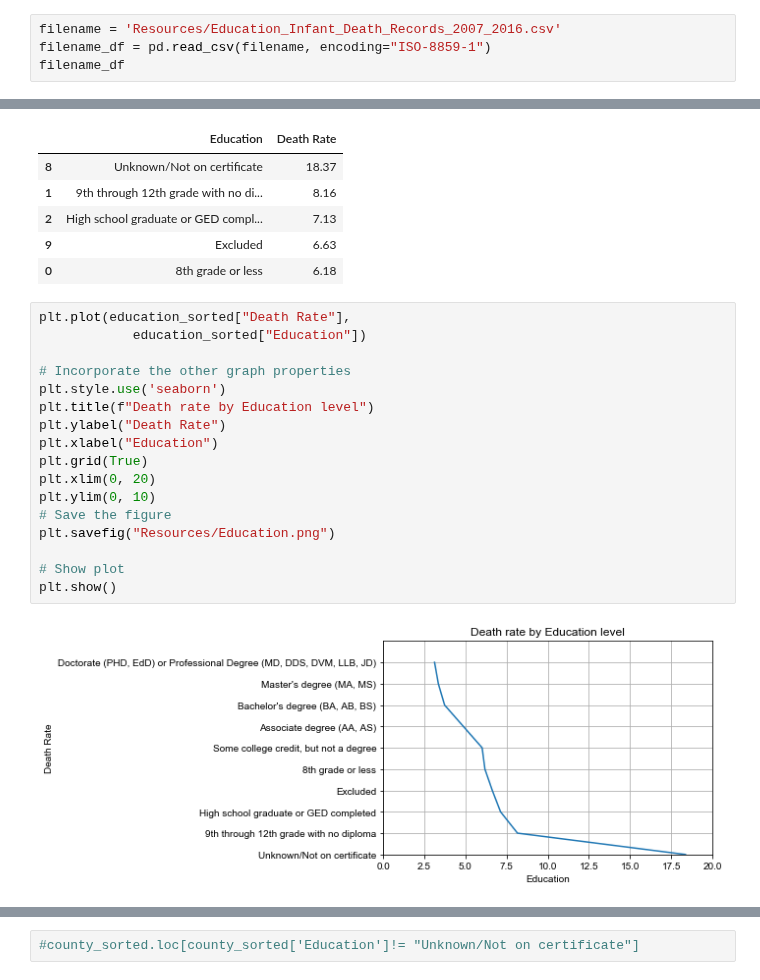
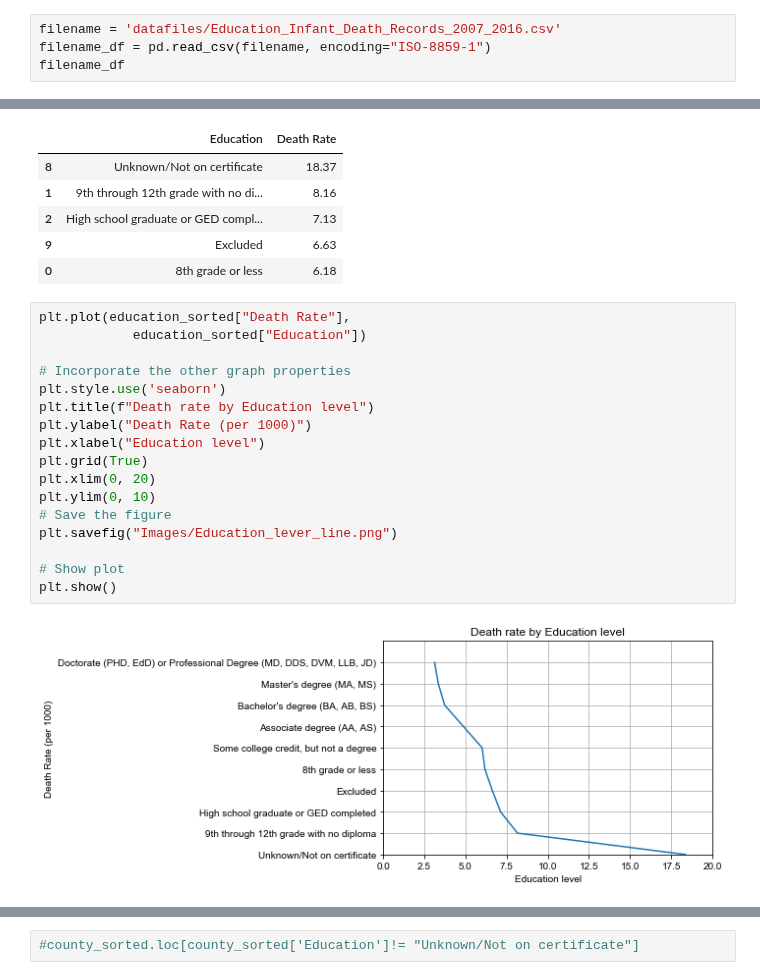
Before and after one commit to jasminajovanovic/IMR, a Jupyter notebook: IMR_by_education.ipynb, the cells around one changed output, grey strips where cells are left out. Drawn from its saved outputs; the diff is of its cells as text.

Commit message:
updated images

```diff
--- a/IMR_by_education.ipynb
+++ b/IMR_by_education.ipynb
@@ -14,7 +14,7 @@ from config import gkey
 # Configure gmaps
 gmaps.configure(api_key=gkey)
 # %%
-filename = 'Resources/Education_Infant_Death_Records_2007_2016.csv'
+filename = 'datafiles/Education_Infant_Death_Records_2007_2016.csv'
 filename_df = pd.read_csv(filename, encoding="ISO-8859-1")
 filename_df
 # %% [output]
@@ -60,22 +60,22 @@ education_sorted.head()
 # %%
 plt.plot(education_sorted["Death Rate"],
             education_sorted["Education"])
 
 # Incorporate the other graph properties
 plt.style.use('seaborn')
 plt.title(f"Death rate by Education level")
-plt.ylabel("Death Rate")
-plt.xlabel("Education")
+plt.ylabel("Death Rate (per 1000)")
+plt.xlabel("Education level")
 plt.grid(True)
 plt.xlim(0, 20)
 plt.ylim(0, 10)
 # Save the figure
-plt.savefig("Resources/Education.png")
+plt.savefig("Images/Education_lever_line.png")
 
 # Show plot
 plt.show()
 # %% [output]
-[figure, old version]
+[figure, new version]
 # %%
 x_axis = education_sorted['Education']
 y_axis = education_sorted['Death Rate']
```
Also changed, not shown: parts of 16 cells of this notebook, 16 other files.
